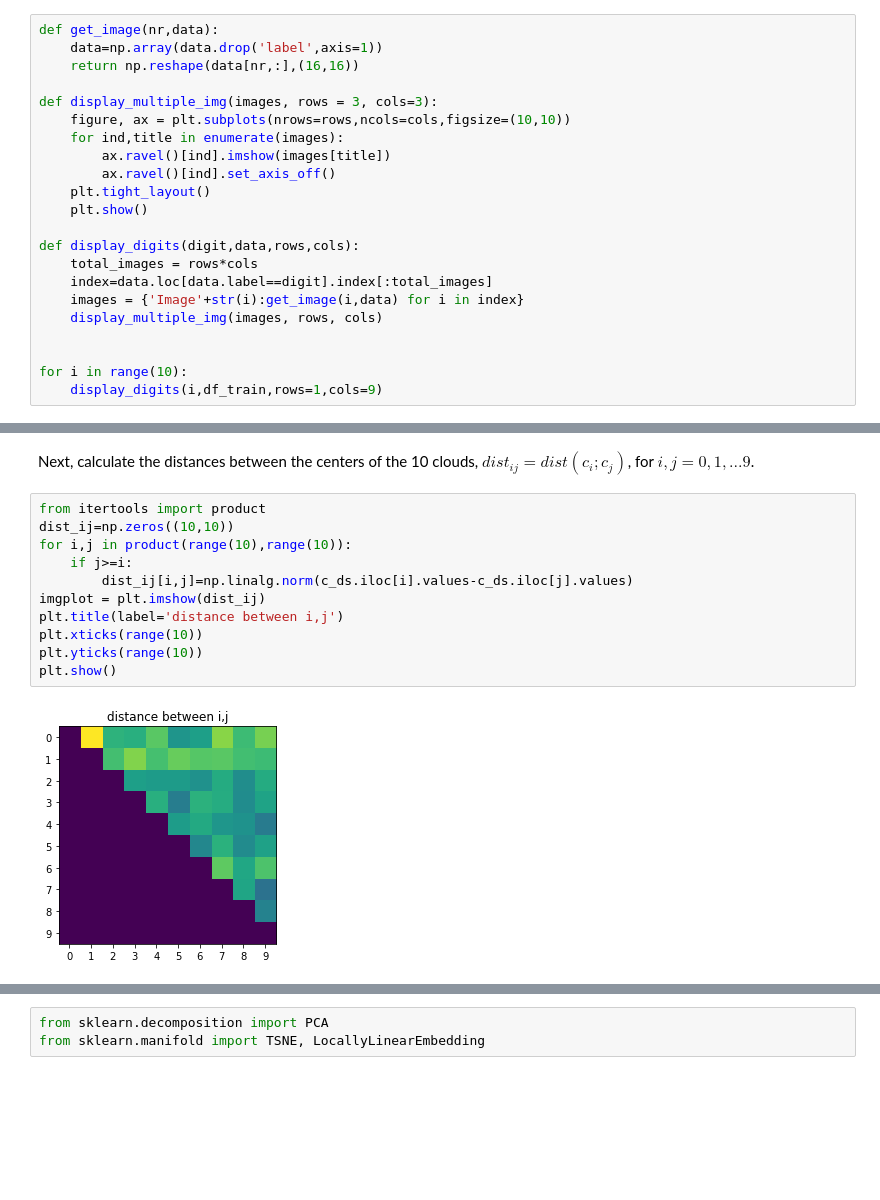
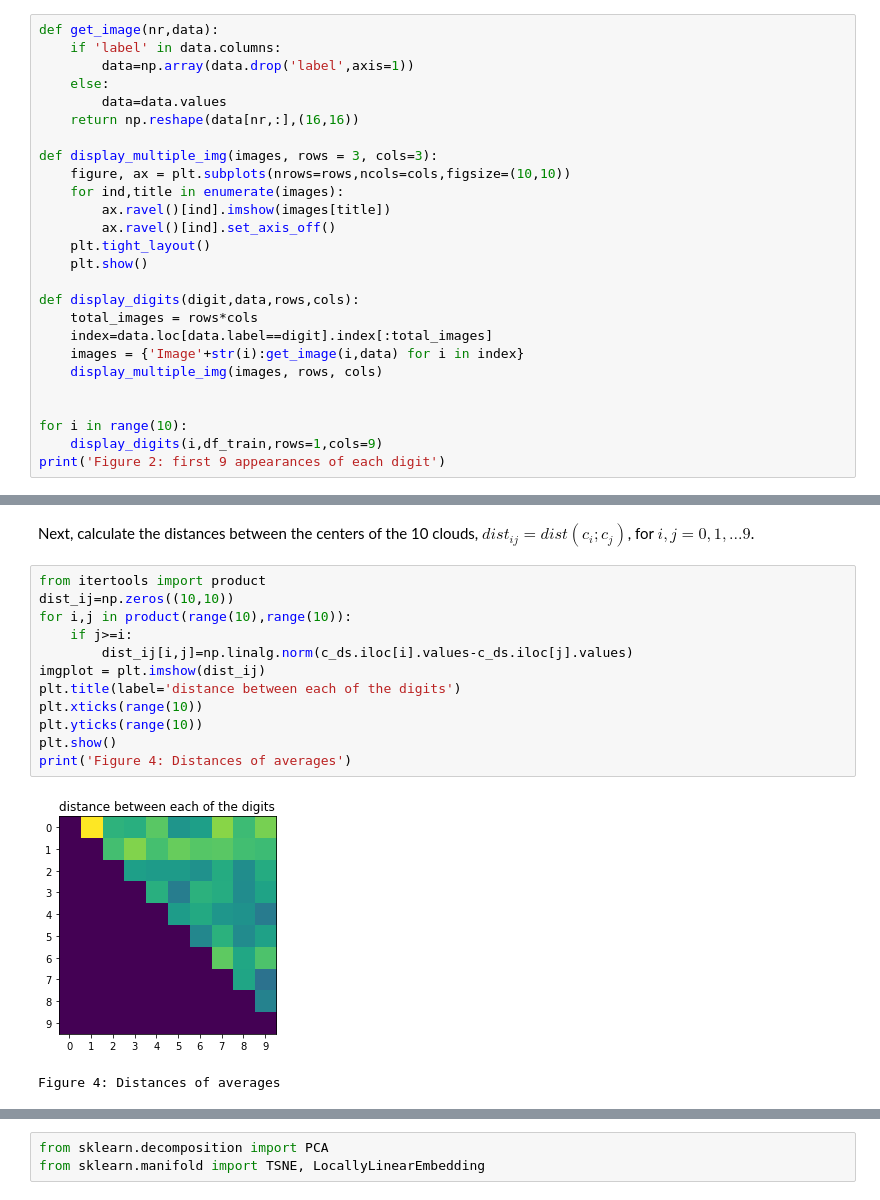
Before and after one commit to LaurensSchinkelshoek/IDL, a Jupyter notebook: assignment1/A1_JG_and_LJS.ipynb, the cells around one changed output, grey strips where cells are left out. Saved outputs shown, nothing was run; the diff lists cells and outputs as text; blank space fills up the shorter version.

```diff
--- a/assignment1/A1_JG_and_LJS.ipynb
+++ b/assignment1/A1_JG_and_LJS.ipynb
@@ -40,7 +30,10 @@ show_number(0,X_train)
 How big is the difference between numbers?
 # %%
 def get_image(nr,data):
-    data=np.array(data.drop('label',axis=1))
+    if 'label' in data.columns:
+        data=np.array(data.drop('label',axis=1))
+    else:
+        data=data.values
     return np.reshape(data[nr,:],(16,16))
 
 def display_multiple_img(images, rows = 3, cols=3):
@@ -60,6 +53,7 @@ def display_digits(digit,data,rows,cols):
 
 for i in range(10):
     display_digits(i,df_train,rows=1,cols=9)
+print('Figure 2: first 9 appearances of each digit')
 # %% [output]
 [figure]
 [figure]
@@ -96,16 +83,18 @@ $i,j = 0,1,...9$.
 # %%
 from itertools import product
 dist_ij=np.zeros((10,10))
 for i,j in product(range(10),range(10)):
     if j>=i:
         dist_ij[i,j]=np.linalg.norm(c_ds.iloc[i].values-c_ds.iloc[j].values)
 imgplot = plt.imshow(dist_ij)
-plt.title(label='distance between i,j')
+plt.title(label='distance between each of the digits')
 plt.xticks(range(10))
 plt.yticks(range(10))
 plt.show()
+print('Figure 4: Distances of averages')
 # %% [output]
-[figure, old version]
+[figure, new version]
+Figure 4: Distances of averages
 # %% [markdown]
 #### Question
 Given all these distances, try to say something about the expected accuracy of your
```
Also changed, not shown: parts of 24 cells of this notebook.
